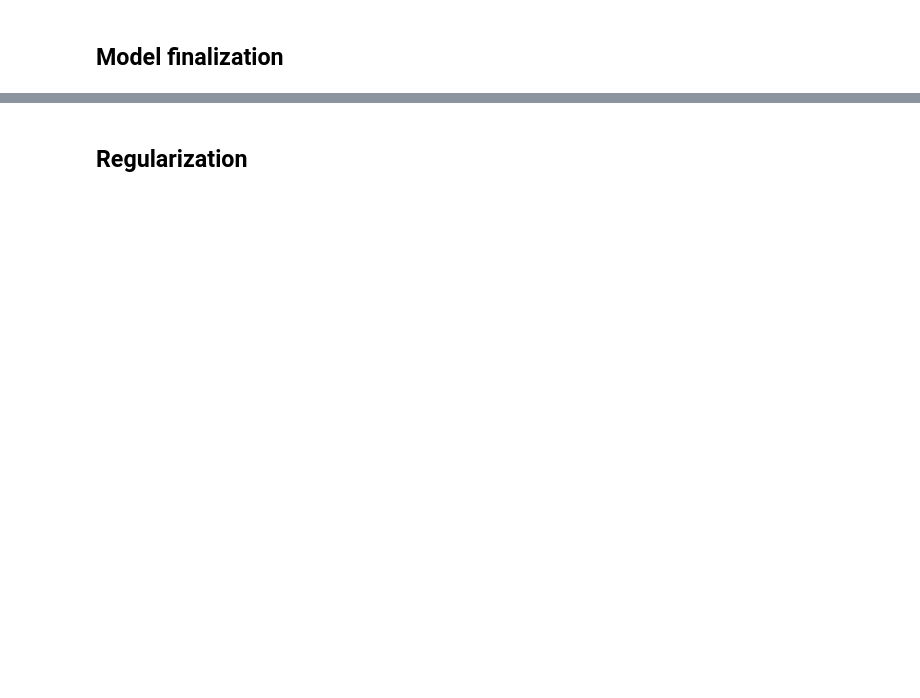
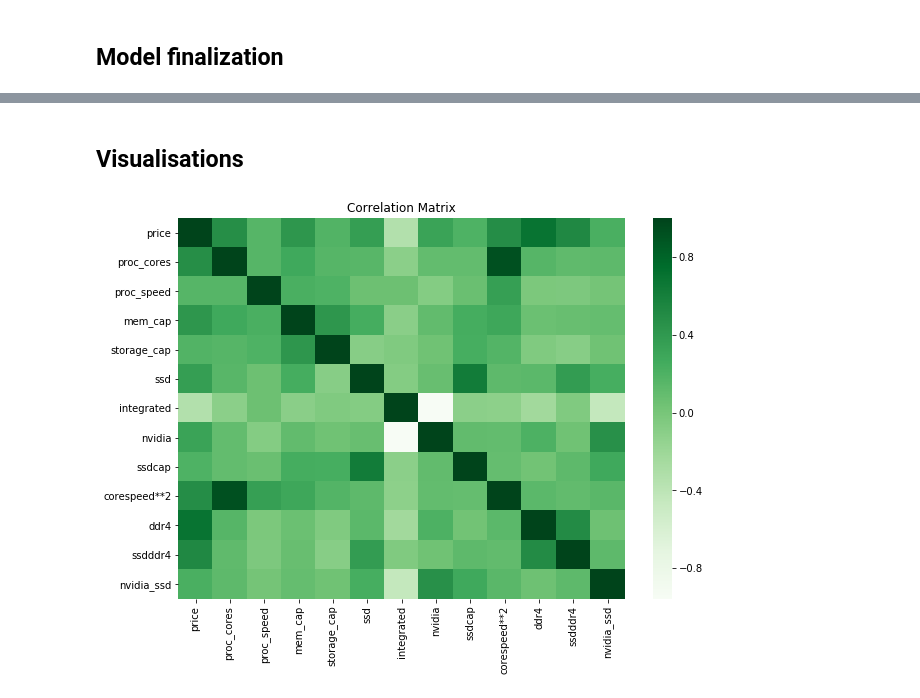
Before and after one commit to luketibbott/Desktop-linear-regression, a Jupyter notebook: model-newegg.ipynb, the cells around one changed output, grey strips where cells are left out. Drawn from its saved outputs; the diff is of its cells as text; code cells hidden in the pictures; blank space fills up the shorter version.

```diff
--- a/model-newegg.ipynb
+++ b/model-newegg.ipynb
@@ -218,0 +47,5 @@ df_manip.to_csv('df_final.csv')
+# %%
+df = pd.read_csv('df_final.csv', index_col = 0)
+
+# Filter for computers whose price is less than $800
+df = df[df['price'] < 800]
@@ -408,2 +248,8 @@ np.mean(te_mse)
 # %% [markdown]
-## Regularization
+## Visualisations
+# %%
+plt.figure(figsize=(10, 7))
+sns.heatmap(df.corr(), cmap='Greens')
+plt.title('Correlation Matrix');
+# %% [output]
+[figure, added]
```
Also changed, not shown: parts of 90 cells of this notebook.
